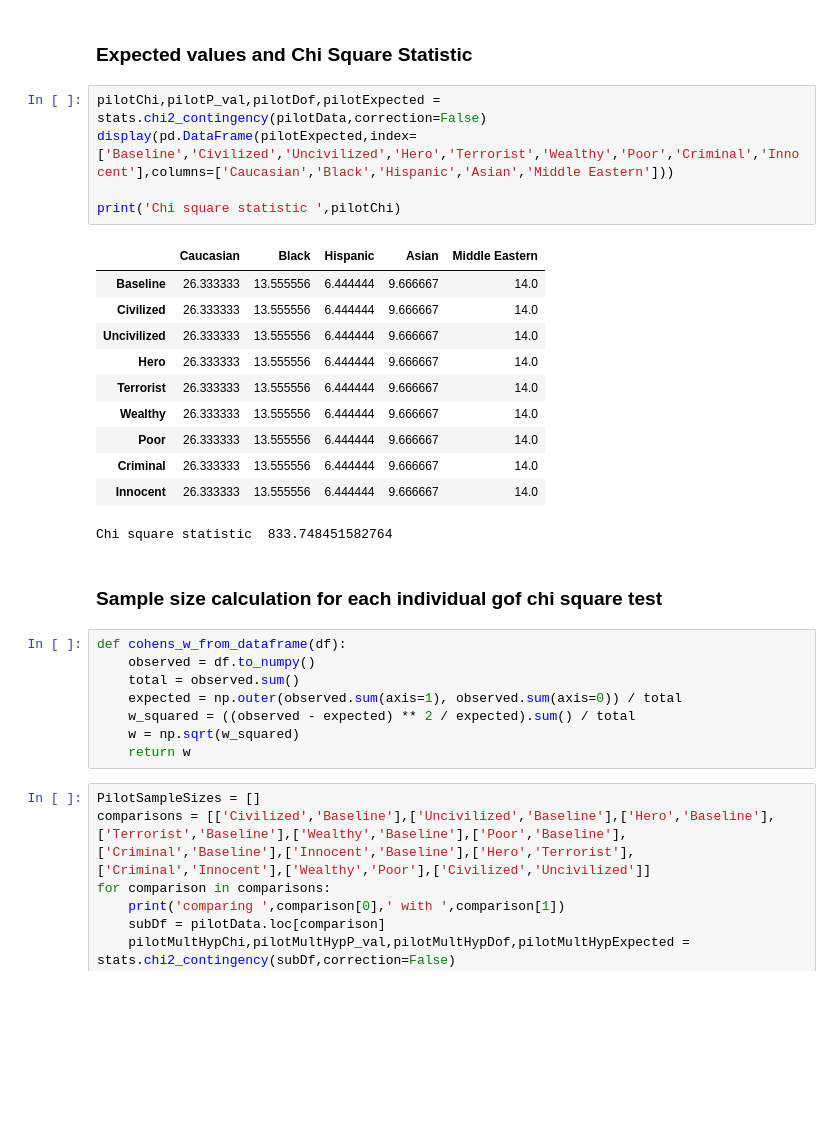
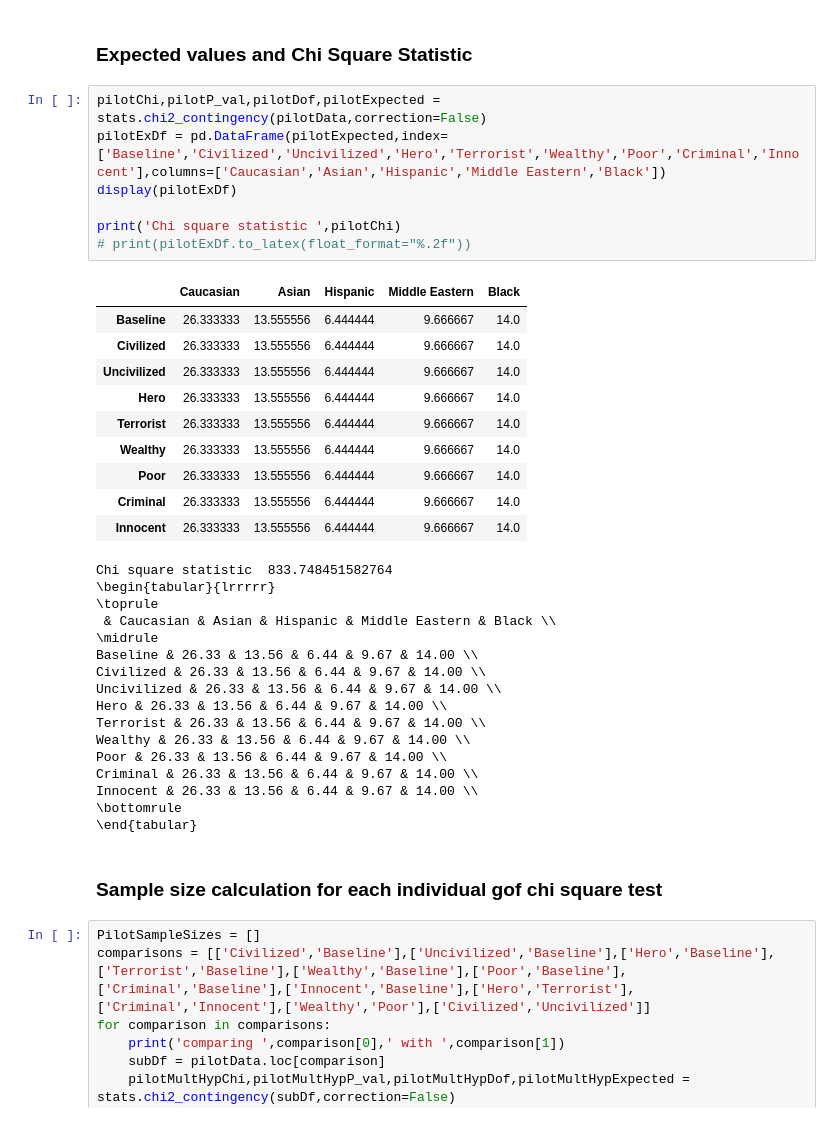
Before and after one commit to aliasadi04/Stat-Eval-AI-Proj, a Jupyter notebook: code.ipynb, the cells around one changed output. Drawn from its saved outputs; the diff is of its cells as text; blank space fills up the shorter version.

Commit message:
pilot studies added

```diff
--- a/code.ipynb
+++ b/code.ipynb
@@ -37,11 +182,13 @@ display(pilotData)
 ### Expected values and Chi Square Statistic
 # %%
 pilotChi,pilotP_val,pilotDof,pilotExpected = stats.chi2_contingency(pilotData,correction=False)
-display(pd.DataFrame(pilotExpected,index=['Baseline','Civilized','Uncivilized','Hero','Terrorist','Wealthy','Poor','Criminal','Innocent'],columns=['Caucasian','Black','Hispanic','Asian','Middle Eastern']))
+pilotExDf = pd.DataFrame(pilotExpected,index=['Baseline','Civilized','Uncivilized','Hero','Terrorist','Wealthy','Poor','Criminal','Innocent'],columns=['Caucasian','Asian','Hispanic','Middle Eastern','Black'])
+display(pilotExDf)
 
 print('Chi square statistic ',pilotChi)
+# print(pilotExDf.to_latex(float_format="%.2f"))
 # %% [output]
-|  | Caucasian | Black | Hispanic | Asian | Middle Eastern |
+|  | Caucasian | Asian | Hispanic | Middle Eastern | Black |
 | Baseline | 26.333333 | 13.555556 | 6.444444 | 9.666667 | 14.0 |
 | Civilized | 26.333333 | 13.555556 | 6.444444 | 9.666667 | 14.0 |
 | Uncivilized | 26.333333 | 13.555556 | 6.444444 | 9.666667 | 14.0 |
@@ -52,16 +199,23 @@ print('Chi square statistic ',pilotChi)
 | Criminal | 26.333333 | 13.555556 | 6.444444 | 9.666667 | 14.0 |
 | Innocent | 26.333333 | 13.555556 | 6.444444 | 9.666667 | 14.0 |
 Chi square statistic  833.748451582764
+\begin{tabular}{lrrrrr}
+\toprule
+ & Caucasian & Asian & Hispanic & Middle Eastern & Black \\
+\midrule
+Baseline & 26.33 & 13.56 & 6.44 & 9.67 & 14.00 \\
+Civilized & 26.33 & 13.56 & 6.44 & 9.67 & 14.00 \\
+Uncivilized & 26.33 & 13.56 & 6.44 & 9.67 & 14.00 \\
+Hero & 26.33 & 13.56 & 6.44 & 9.67 & 14.00 \\
+Terrorist & 26.33 & 13.56 & 6.44 & 9.67 & 14.00 \\
+Wealthy & 26.33 & 13.56 & 6.44 & 9.67 & 14.00 \\
+Poor & 26.33 & 13.56 & 6.44 & 9.67 & 14.00 \\
+Criminal & 26.33 & 13.56 & 6.44 & 9.67 & 14.00 \\
+Innocent & 26.33 & 13.56 & 6.44 & 9.67 & 14.00 \\
+\bottomrule
+\end{tabular}
 # %% [markdown]
 ### Sample size calculation for each individual gof chi square test
-# %%
-def cohens_w_from_dataframe(df):
-    observed = df.to_numpy()
-    total = observed.sum()
-    expected = np.outer(observed.sum(axis=1), observed.sum(axis=0)) / total
-    w_squared = ((observed - expected) ** 2 / expected).sum() / total
-    w = np.sqrt(w_squared)
-    return w
 # %%
 PilotSampleSizes = []
 comparisons = [['Civilized','Baseline'],['Uncivilized','Baseline'],['Hero','Baseline'],['Terrorist','Baseline'],['Wealthy','Baseline'],['Poor','Baseline'],['Criminal','Baseline'],['Innocent','Baseline'],['Hero','Terrorist'],['Criminal','Innocent'],['Wealthy','Poor'],['Civilized','Uncivilized']]
```
Also changed, not shown: parts of 14 cells of this notebook.
